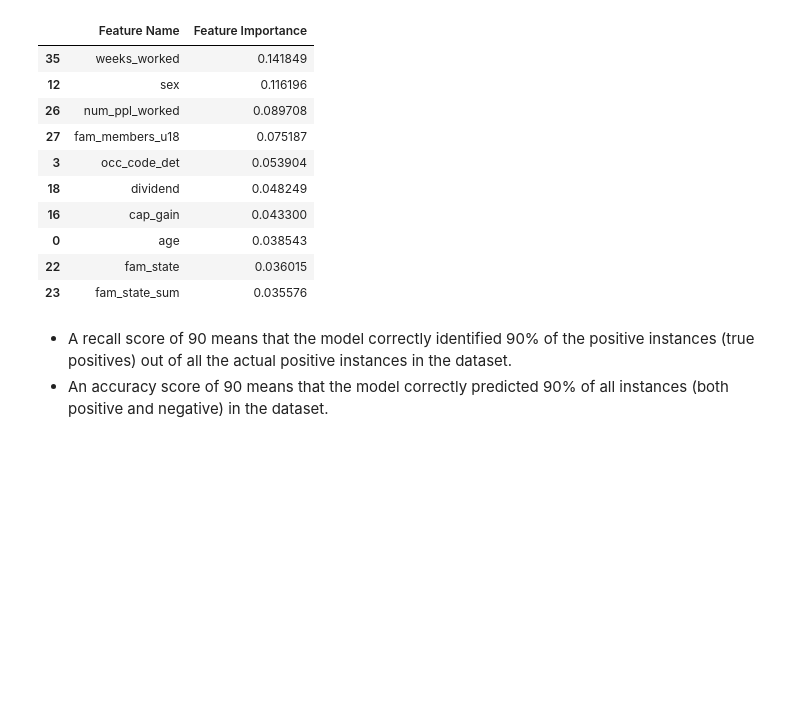
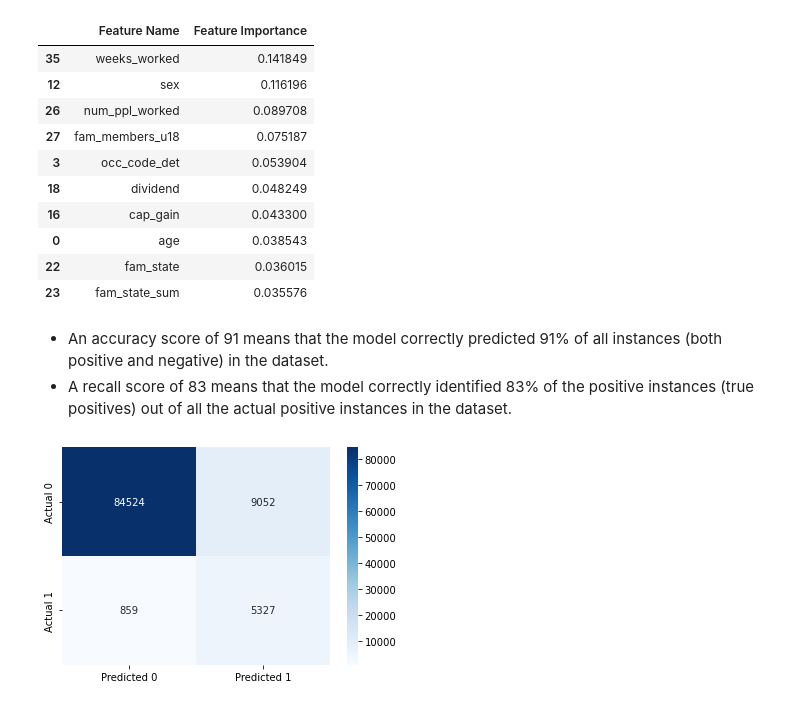
Before and after one commit to jprette/STAT-303-3, a Jupyter notebook: Code/XGBoost Model.ipynb, the cells around one changed output. Saved outputs shown, nothing was run; the diff lists cells and outputs as text; code cells hidden in the pictures; blank space fills up the shorter version.

```diff
--- a/Code/XGBoost Model.ipynb
+++ b/Code/XGBoost Model.ipynb
@@ -362,5 +362,13 @@ df.sort_values(by='Feature Importance', ascending=False).head(10)
 | 22 | fam_state | 0.036015 |
 | 23 | fam_state_sum | 0.035576 |
 # %% [markdown]
-- A recall score of 90 means that the model correctly identified 90% of the positive instances (true positives) out of all the actual positive instances in the dataset.
-- An accuracy score of 90 means that the model correctly predicted 90% of all instances (both positive and negative) in the dataset.
+
+- An accuracy score of 91 means that the model correctly predicted 91% of all instances (both positive and negative) in the dataset.
+- A recall score of 83 means that the model correctly identified 83% of the positive instances (true positives) out of all the actual positive instances in the dataset.
+# %%
+y_pred8 = model8.predict(X_test)
+cm = pd.DataFrame(confusion_matrix(y_test, y_pred8), columns=['Predicted 0', 'Predicted 1'],
+            index = ['Actual 0', 'Actual 1'])
+sns.heatmap(cm, annot=True, cmap='Blues', fmt='g');
+# %% [output]
+[figure, added]
```
Also changed, not shown: parts of 28 cells of this notebook.
